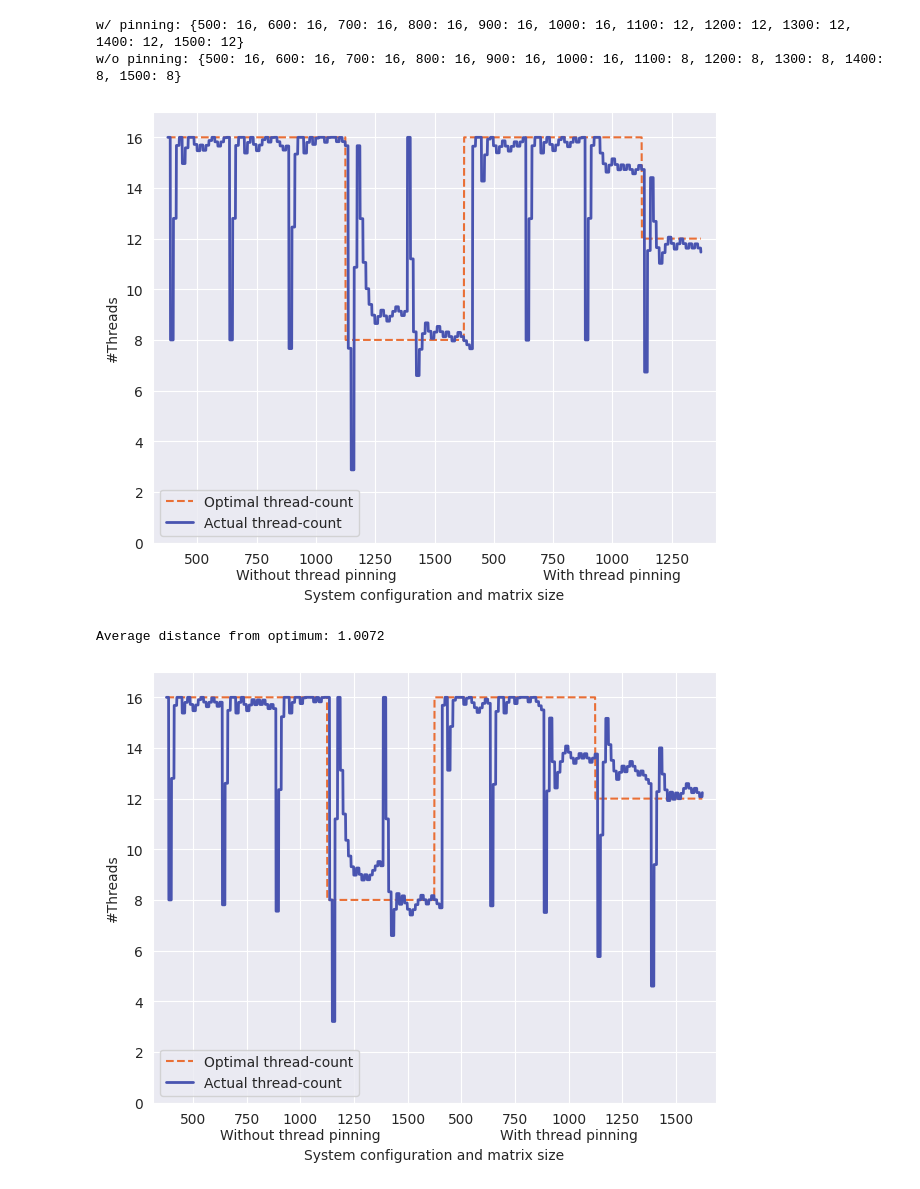
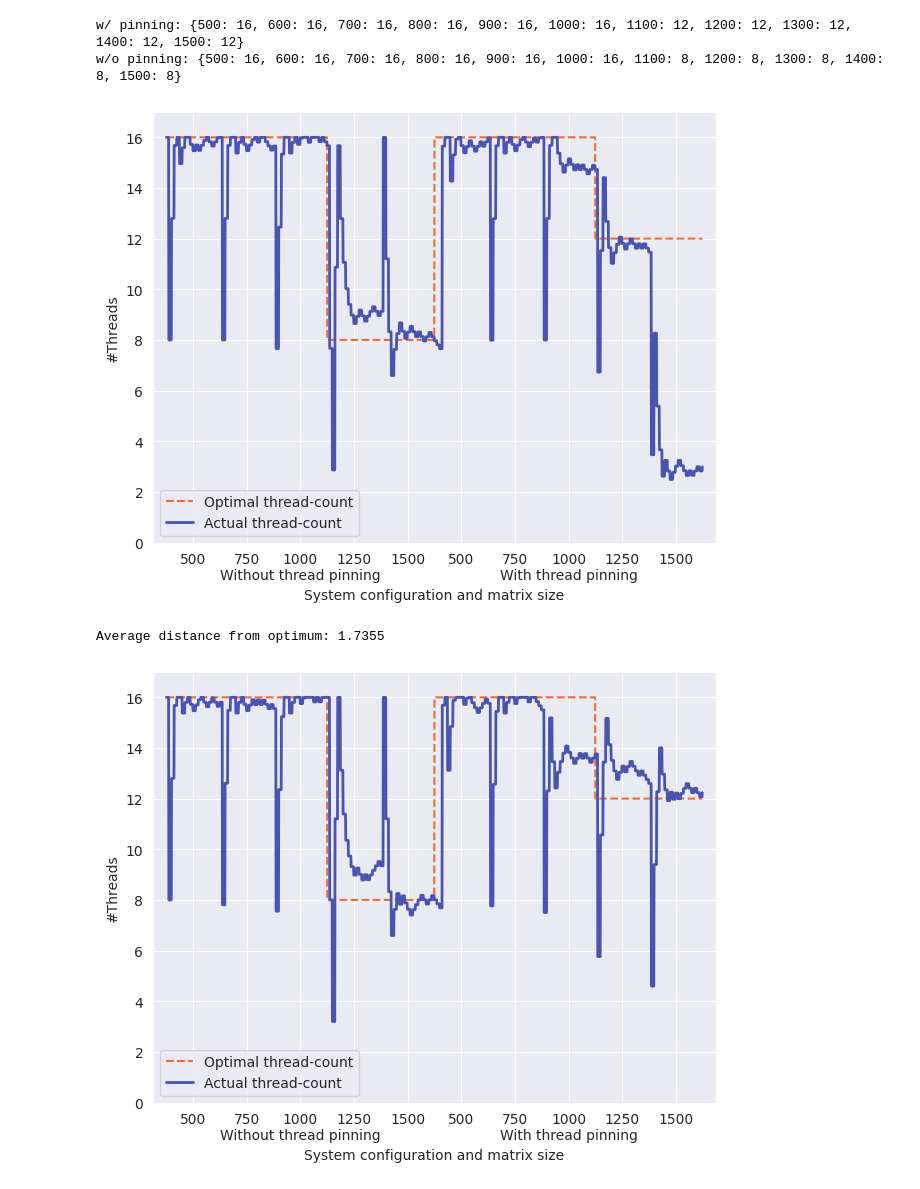
Before and after one commit to JordyAaldering/mtdynamic, a Jupyter notebook: adapt.ipynb, the cells around one changed output. Saved outputs shown, nothing was run; the diff lists cells and outputs as text; code cells hidden in the pictures.

```diff
--- a/adapt.ipynb
+++ b/adapt.ipynb
@@ -36,36 +36,36 @@ print('w/o pinning:', optimum)
 w/ pinning: {500: 16, 600: 16, 700: 16, 800: 16, 900: 16, 1000: 16, 1100: 12, 1200: 12, 1300: 12, 1400: 12, 1500: 12}
 w/o pinning: {500: 16, 600: 16, 700: 16, 800: 16, 900: 16, 1000: 16, 1100: 8, 1200: 8, 1300: 8, 1400: 8, 1500: 8}
 # %%
-fast = pd.read_csv('data/adapt_fast.csv')[:-200]
+fast = pd.read_csv('data/adapt_fast.csv')
 fast['optimum'] = fast.apply(find_best, axis=1)
 
 fig = plt.figure(figsize=(6.4, 5.2))
 
 x = fast.index
 
 ax = sns.lineplot(x=x, y=fast['optimum'], label='Optimal thread-count', color=pal_runtime, linestyle='--')
 sns.lineplot(x=x, y=fast['threads'], label='Actual thread-count', color=pal_energy, linewidth=2, ax=ax)
 
 xticks = list(range(100, len(fast), 200))
 xlabels = [str(fast['size'][x]) for x in xticks]
 xlabels[2] += '\nWithout thread pinning'
 xlabels[7] += '\nWith thread pinning'
 ax.set_xticks(xticks, labels=xlabels)
 
 ax.set_xlabel('System configuration and matrix size')
 ax.set_ylabel('#Threads')
 ax.set_xlim((-50,len(fast)+50))
 ax.set_ylim((0,17))
 
 fig.tight_layout()
 fig.savefig('images/adapt_fast.png', bbox_inches='tight')
 plt.show()
 
 dist = (round(fast['threads']) - fast['optimum']).abs()
 print(f'Average distance from optimum: {dist.sum() / len(dist):.4f}')
 # %% [output]
-[figure, old version]
+[figure, new version]
-Average distance from optimum: 1.0072
+Average distance from optimum: 1.7355
 # %%
 fast = pd.read_csv('data/adapt_fast2.csv')
 fast['optimum'] = fast.apply(find_best, axis=1)
```
Also changed, not shown: 5 other files.
